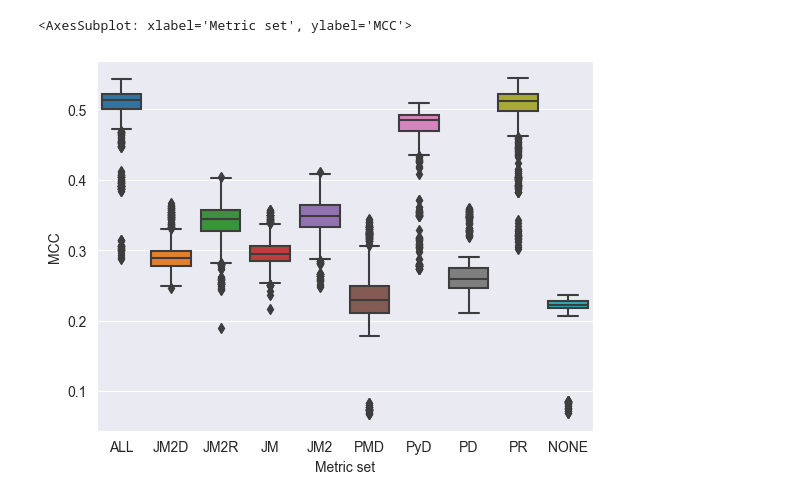
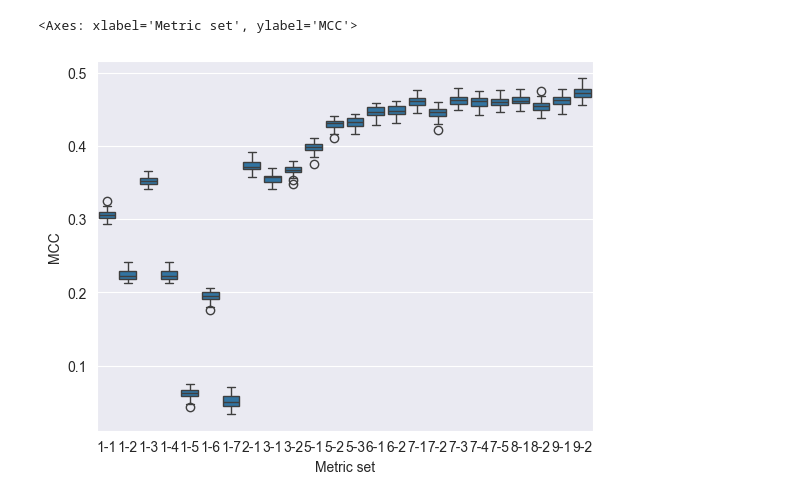
Before and after one commit to tlewowski/defect-prediction, a Jupyter notebook: manual_analysis/basic-metrics/defect-performance-basic-metrics.ipynb, the cells around one changed output. Cells and saved outputs as stored; diff of their text form; code cells hidden in the pictures.

Commit message:
Removed duplication of METRIC_SETS 1-2 and 1-4 + shorter names of METRIC_SET to improve readability of boxplots with many METRIC_SETS

```diff
--- a/manual_analysis/basic-metrics/defect-performance-basic-metrics.ipynb
+++ b/manual_analysis/basic-metrics/defect-performance-basic-metrics.ipynb
@@ -117,20 +151,20 @@ final_series
 # %%
 import seaborn as sns
 
 metricset_data = results.filter(["real_mcc", "real_precision", "metric_set"])
-metricset_data["metric_set"] = metricset_data["metric_set"].map(METRIC_SET_MAPPING)
+#metricset_data["metric_set"] = metricset_data["metric_set"].map(METRIC_SET_MAPPING)
 
 mcc_set = sns.boxplot(
     metricset_data, y="real_mcc", x="metric_set"
 )
 
 mcc_set.set(xlabel="Metric set", ylabel="MCC")
 
 mcc_set.get_figure().savefig("basic_mcc_set.png")
 mcc_set
 # %% [output]
-<AxesSubplot: xlabel='Metric set', ylabel='MCC'>
+<Axes: xlabel='Metric set', ylabel='MCC'>
-[figure, old version]
+[figure, new version]
 # %%
 metricset_summary = metricset_data.groupby("metric_set").describe()
 
```
Also changed, not shown: parts of 13 cells of this notebook, 1 other file.
